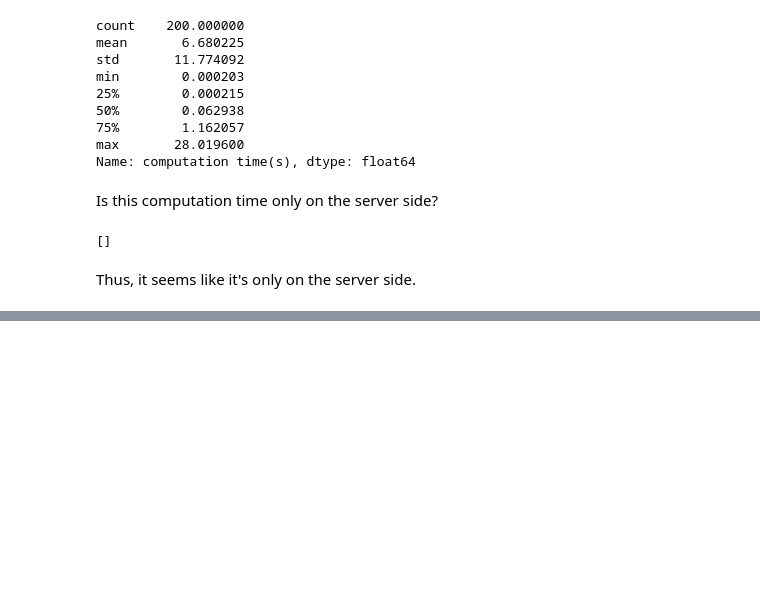
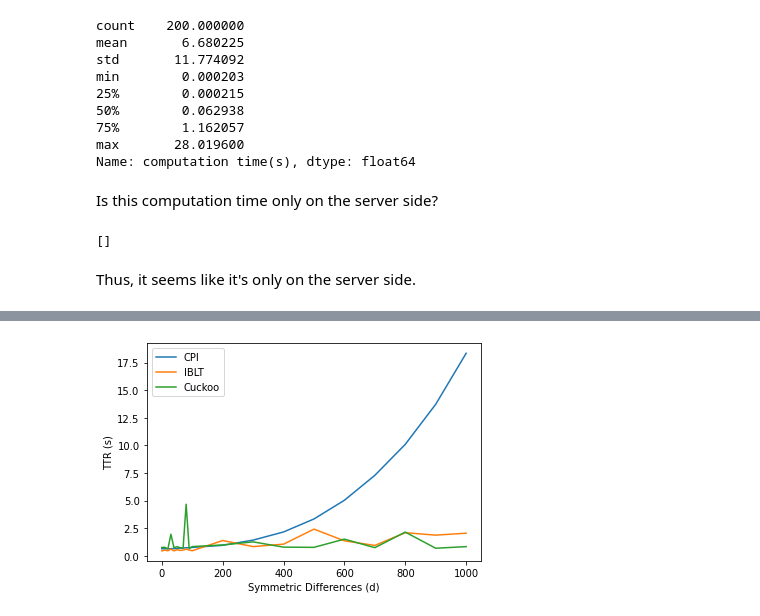
Before and after one commit to nislab/gensync, a Jupyter notebook: run/analysis.ipynb, the cells around one changed output, grey strips where cells are left out. Drawn from its saved outputs; the diff is of its cells as text; code cells hidden in the pictures; blank space fills up the shorter version.

```diff
--- a/run/analysis.ipynb
+++ b/run/analysis.ipynb
@@ -283,0 +381,4 @@ Thus, it seems like it's only on the server side.
+# %%
+CPI_1018 = get_algo_data('CPI', d_1018)
+IBLT_1018 = get_algo_data('IBLT', d_1018)
+Cuckoo_1018 = get_algo_data('Cuckoo', d_1018)
@@ -283,0 +405,4 @@ Thus, it seems like it's only on the server side.
+# %%
+plot_ttr([CPI_1018, IBLT_1018, Cuckoo_1018], ['CPI', 'IBLT', 'Cuckoo'])
+# %% [output]
+[figure, added]
```
Also changed, not shown: parts of 21 cells of this notebook, 5 other files.
